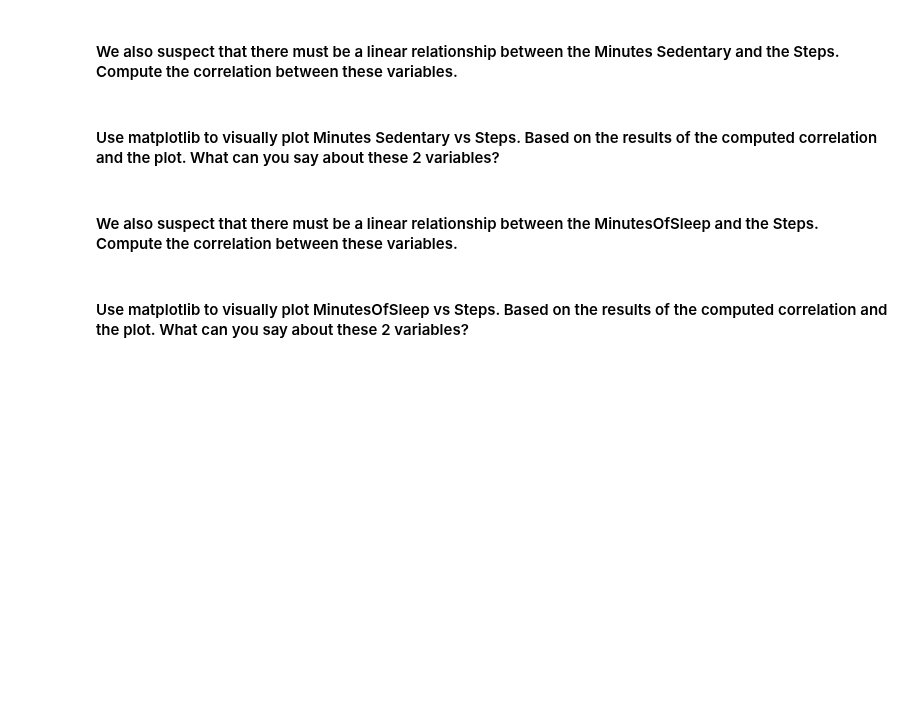
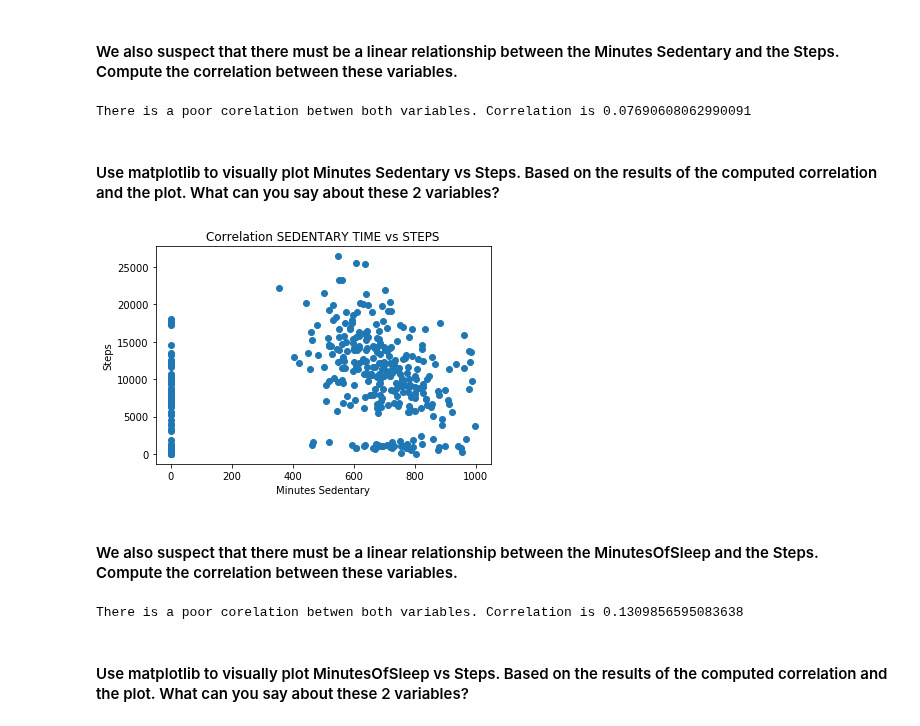
Before and after one commit to davidlafuentem/data-labs, a Jupyter notebook: module-2/lab-pivot-table-and-correlation/your_code/main.ipynb, the cells around one changed output. Saved outputs shown, nothing was run; the diff lists cells and outputs as text; code cells hidden in the pictures; blank space fills up the shorter version.

```diff
--- a/module-2/lab-pivot-table-and-correlation/your_code/main.ipynb
+++ b/module-2/lab-pivot-table-and-correlation/your_code/main.ipynb
@@ -322,2 +316,11 @@ activity_table.scatter_matrix(filename='cufflinks/scatter-matrix', world_readabl
+# %%
+# your answer here
+correlation = fitbit['Steps'].corr(fitbit['Minutes Sedentary'])
+if correlation > 0.9:
+    print("There is a high correlation between both variables. Correlation is", correlation)
+else:
+    print("There is a poor corelation betwen both variables. Correlation is", correlation)
+# %% [output]
+There is a poor corelation betwen both variables. Correlation is 0.07690608062990091
 # %% [markdown]
 #### Use matplotlib to visually plot Minutes Sedentary vs Steps. Based on the results of the computed correlation and the plot. What can you say about these 2 variables?
@@ -327,0 +327,14 @@ activity_table.scatter_matrix(filename='cufflinks/scatter-matrix', world_readabl
+# %%
+# your answer here
+
+figure()
+plt.scatter(fitbit['Minutes Sedentary'], fitbit['Steps'])
+
+xlabel('Minutes Sedentary')
+ylabel('Steps')
+
+title('Correlation SEDENTARY TIME vs STEPS')
+
+show()
+# %% [output]
+[figure, added]
@@ -332,2 +354,11 @@ activity_table.scatter_matrix(filename='cufflinks/scatter-matrix', world_readabl
+# %%
+# your answer here
+correlation = fitbit['Steps'].corr(fitbit['MinutesOfSleep'])
+if correlation > 0.9:
+    print("There is a high correlation between both variables. Correlation is", correlation)
+else:
+    print("There is a poor corelation betwen both variables. Correlation is", correlation)
+# %% [output]
+There is a poor corelation betwen both variables. Correlation is 0.1309856595083638
 # %% [markdown]
 #### Use matplotlib to visually plot MinutesOfSleep vs Steps. Based on the results of the computed correlation and the plot. What can you say about these 2 variables?
```
Also changed, not shown: parts of 33 cells of this notebook.
